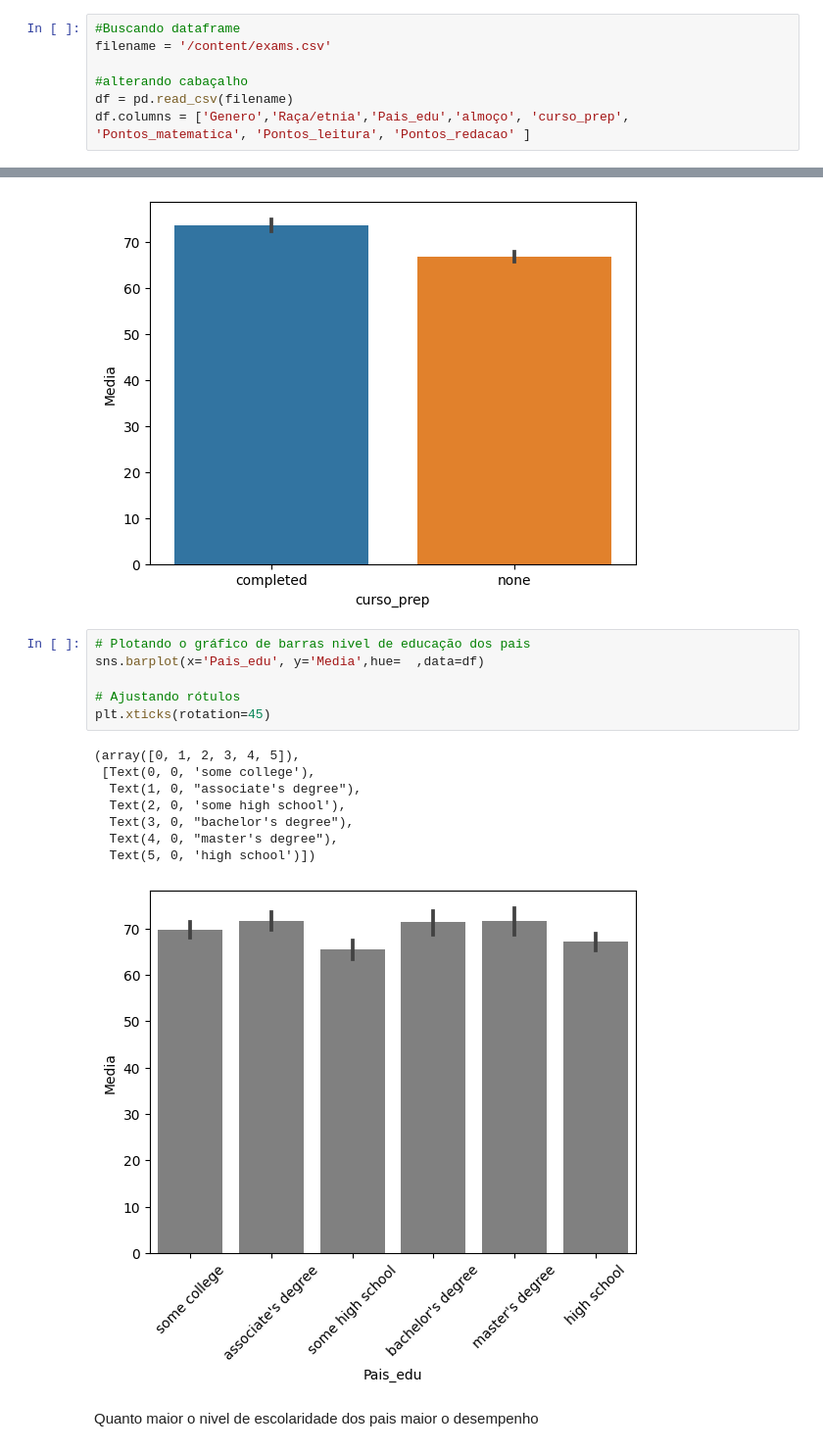
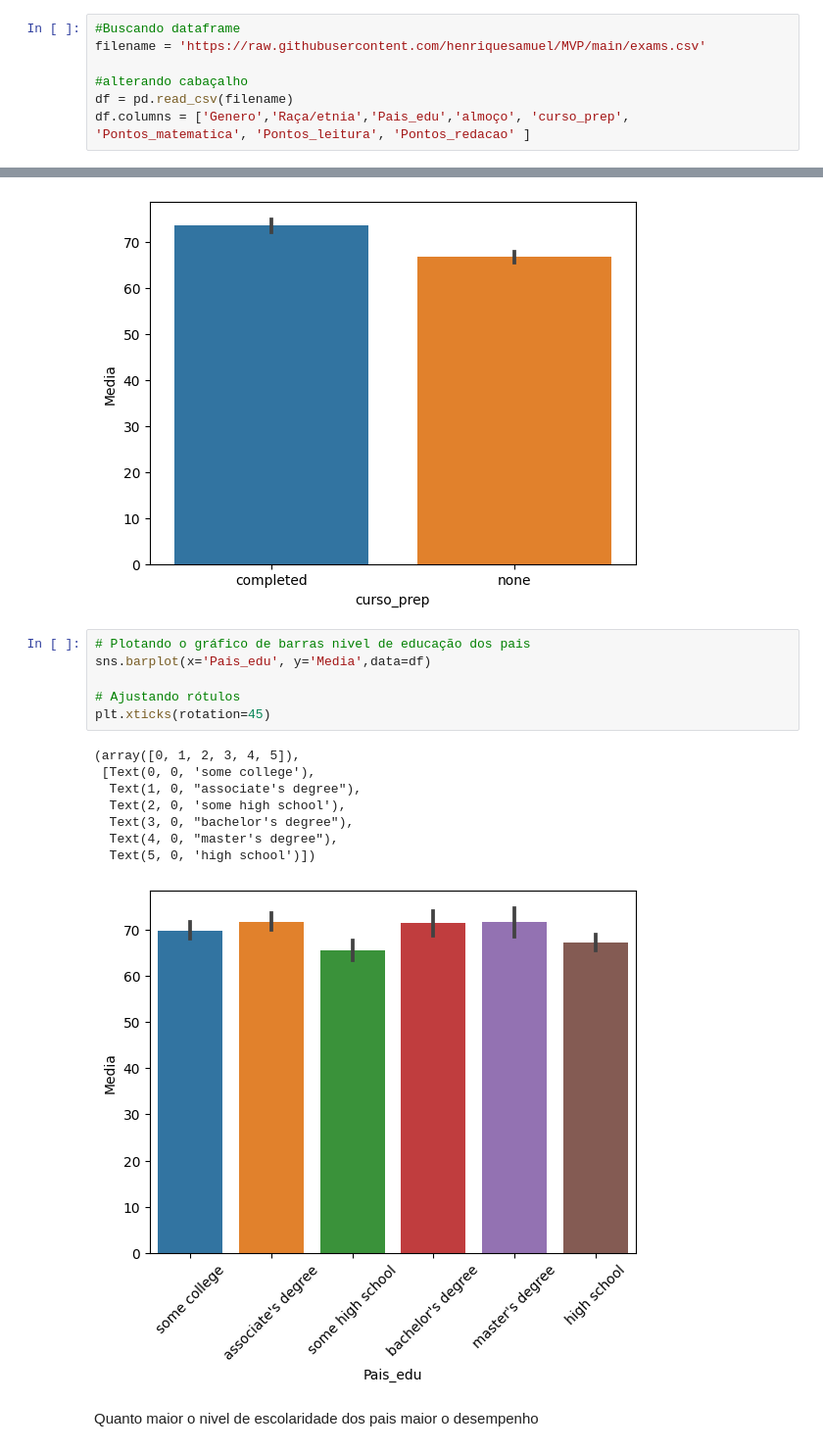
Before and after one commit to henriquesamuel/MVP, a Jupyter notebook: MVP.ipynb, the cells around one changed output, grey strips where cells are left out. Shown at 98% size. Cells and saved outputs as stored; diff of their text form.

```diff
--- a/MVP.ipynb
+++ b/MVP.ipynb
@@ -24,7 +24,7 @@ from sklearn.preprocessing import OneHotEncoder # one-hot encoding e dummy encod
 # Carga de dataframe
 # %%
 #Buscando dataframe
-filename = '/content/exams.csv'
+filename = 'https://raw.githubusercontent.com/henriquesamuel/MVP/main/exams.csv'
 
 #alterando cabaçalho
 df = pd.read_csv(filename)
@@ -173,19 +173,19 @@ sns.barplot(x='curso_prep', y='Media',data=df)
 [figure]
 # %%
 # Plotando o gráfico de barras nivel de educação dos pais
-sns.barplot(x='Pais_edu', y='Media',hue=  ,data=df)
+sns.barplot(x='Pais_edu', y='Media',data=df)
 
 # Ajustando rótulos
 plt.xticks(rotation=45)
 # %% [output]
 (array([0, 1, 2, 3, 4, 5]),
  [Text(0, 0, 'some college'),
   Text(1, 0, "associate's degree"),
   Text(2, 0, 'some high school'),
   Text(3, 0, "bachelor's degree"),
   Text(4, 0, "master's degree"),
   Text(5, 0, 'high school')])
-[figure, old version]
+[figure, new version]
 # %% [markdown]
 Quanto maior o nivel de escolaridade dos pais maior o desempenho
 # %%
```
Also changed, not shown: parts of 11 cells of this notebook.
